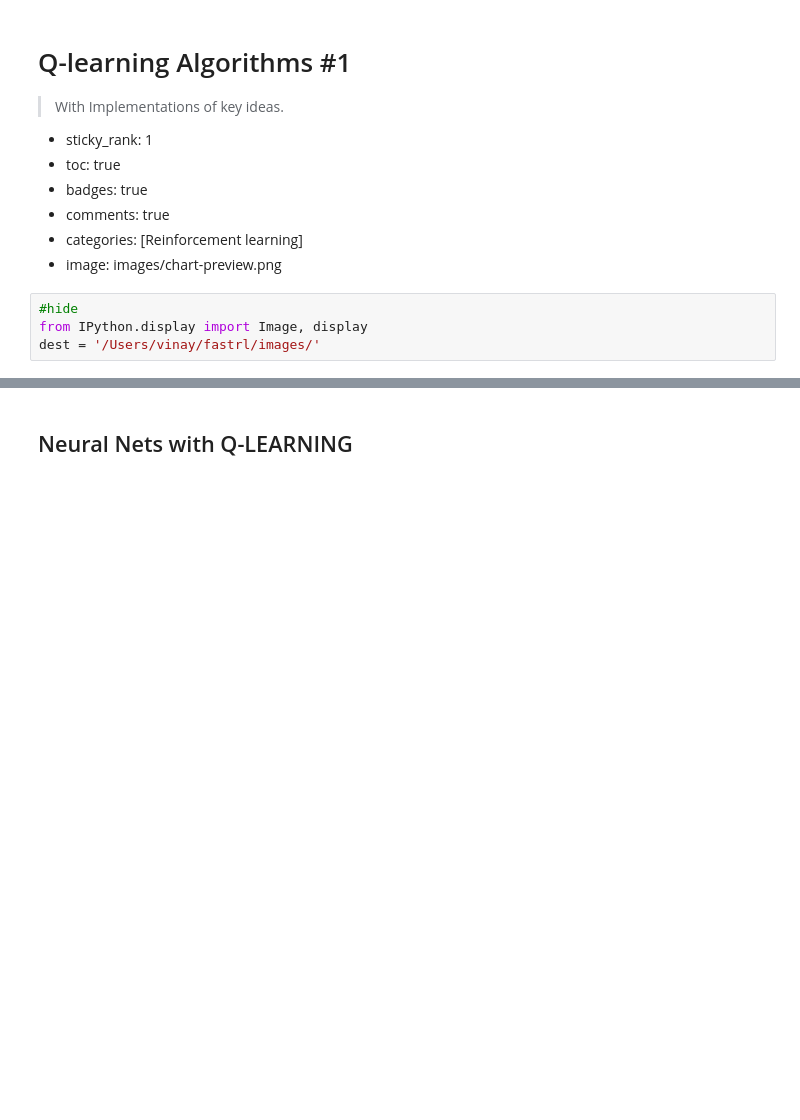
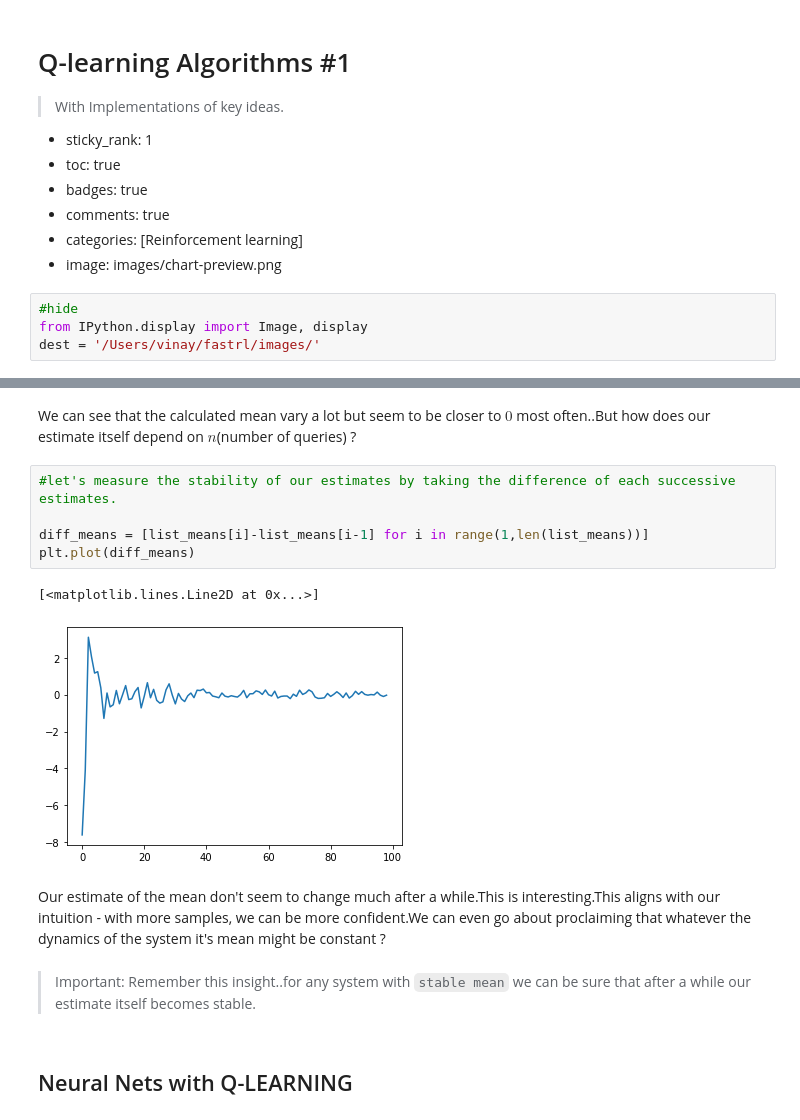
Before and after one commit to vin136/vinay-varma, a Jupyter notebook: _notebooks/2020-05-06-Q-Learning.ipynb, the cells around one changed output, grey strips where cells are left out. Saved outputs shown, nothing was run; the diff lists cells and outputs as text; blank space fills up the shorter version.

```diff
--- a/_notebooks/2020-05-06-Q-Learning.ipynb
+++ b/_notebooks/2020-05-06-Q-Learning.ipynb
@@ -14,3 +87,17 @@ dest = '/Users/vinay/fastrl/images/'
+# %% [markdown]
+We can see that the calculated mean vary a lot but seem to be closer to $0$ most often..But how does our estimate itself depend on $n$(number of queries) ?
+# %%
+#let's measure the stability of our estimates by taking the difference of each successive estimates.
+
+diff_means = [list_means[i]-list_means[i-1] for i in range(1,len(list_means))]
+plt.plot(diff_means)
+# %% [output]
+[<matplotlib.lines.Line2D at 0x...>]
+[figure, added]
+# %% [markdown]
+Our estimate of the mean don't seem to change much after a while.This is interesting.This aligns with our intuition - with more samples, we can be more confident.We can even go about proclaiming that whatever the dynamics of the system it's mean might be constant ?
+# %% [markdown]
+> Important: Remember this insight..for any system with `stable mean` we can be sure that after a while our estimate itself becomes stable.
 # %% [markdown]
 ## Neural Nets with Q-LEARNING
 # %% [markdown]
```
Also changed, not shown: parts of 14 cells of this notebook, 1 other file.
